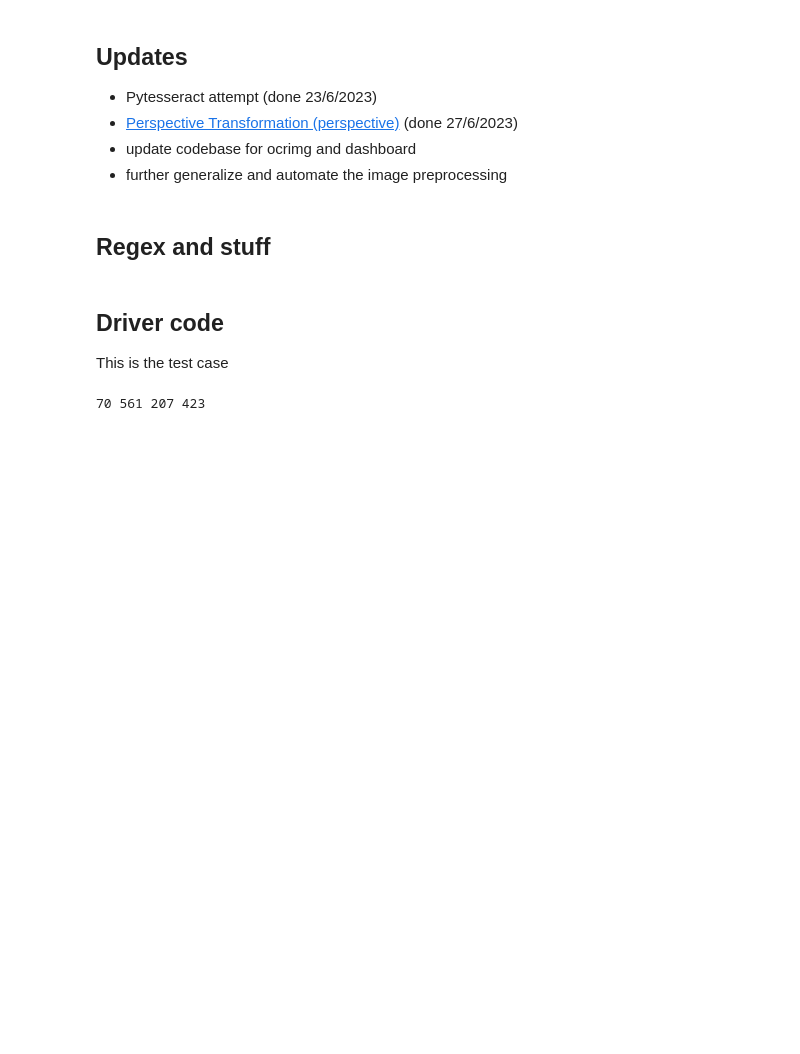
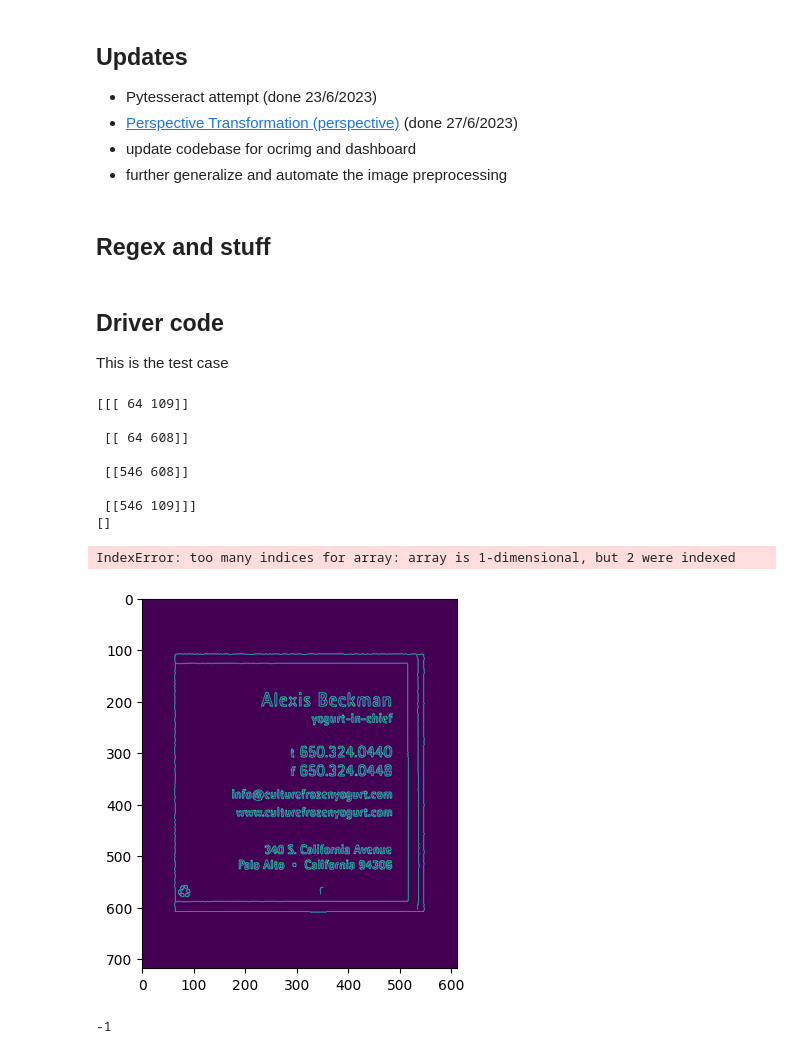
Before and after one commit to polytetralhx/ocr, a Jupyter notebook: test2.ipynb, the cells around one changed output. Saved outputs shown, nothing was run; the diff lists cells and outputs as text; code cells hidden in the pictures; blank space fills up the shorter version.

Commit message:
added new test cases, and padding for images

```diff
--- a/test2.ipynb
+++ b/test2.ipynb
@@ -25,9 +26,21 @@ def gammaCorrection(src, gamma):
 def get_edges(img):
     '''input an image opened by invoking cv2.imread.
         output the same image reduced to its edges.'''
-    ratio = img.shape[0] / 500.0
+    ratio = img.shape[0] / img.shape[1]
     orig = img.copy()
     image = imutils.resize(img, height = 500)
+
+    #top = int(0.05 * image.shape[0]) # shape[0] = rows
+    top = int(0.1 * 1098) # shape[0] = rows
+    bottom = top
+    #left = int(0.05 * image.shape[1]) # shape[1] = cols
+    left = int(0.1 * 648) # shape[1] = cols
+    right = left
+
+    #image = resize_with_pad(img, (1100, 648), (0, 0, 0))
+    image = cv2.copyMakeBorder(image, top, bottom, left, right, cv2.BORDER_CONSTANT, value=(0, 0, 0))
+    cv2.imshow("image with padding", image)
+    cv2.waitKey(0)
 
     # convert the image to grayscale, blur it, and find edges
     # in the image
@@ -36,7 +49,7 @@ def get_edges(img):
     edged = cv2.Canny(gray, 70, 150)
 
     # show the original image and the edge detected image
-    # plt.imshow(edged)
+    plt.imshow(edged)
 
     return edged
 # %%
@@ -59,6 +72,7 @@ def get_all_boxes(edged):
 	return screenCnt
 # %%
 def select_coords(screenCnt):
+    print(screenCnt)
     screenCnt = screenCnt.reshape(len(screenCnt), 2)
     close_pairs = np.array(np.where(~((euclidean_distances(screenCnt, screenCnt) > 50) | (euclidean_distances(screenCnt, screenCnt) == 0)))).T
 
@@ -73,13 +87,15 @@ def select_coords(screenCnt):
         if not a:
             pair_cleaned.append((p1, p2))
 
+    print(pair_cleaned)
+
     remove_points = np.array(pair_cleaned)[:, 1]
 
     mask = np.ones(len(screenCnt), dtype=bool)
     mask[remove_points] = False
     result = screenCnt[mask]
 
-    sorted_points = np.array(sorted(result, key=lambda x: x[0]))
+    #sorted_points = np.array(sorted(result, key=lambda x: x[0]))
     left, right, top, bottom = min(result[:, 0]), max(result[:, 0]), min(result[:, 1]), max(result[:, 1])
     print(left, right, top, bottom)
 
@@ -114,8 +130,8 @@ def transform_image(img):
                             [max_w - 1, 0]])
 
     #plt.imshow(cv2.drawContours(img, [np.array([topleft, topright, bottomright, bottomleft]).reshape((4, 1, 2))], -1, (255,0,0), 2))
-    #cv2.imshow("edged", edged)
-    #cv2.waitKey(0)
+    cv2.imshow("edged", edged)
+    cv2.waitKey(0)
 
     # Compute the perspective transform mat
     transform_mat = cv2.getPerspectiveTransform(input_pts, output_pts)
@@ -186,18 +202,32 @@ def extract_json(img_path, lang):
 
 This is the test case
 # %%
-test_path = "./test/096.jpg_Canon.jpg"
+test_path = "./test/099.jpg_Reference.jpg"
 
 img = cv2.imread(test_path)
 test_img = imutils.resize(img, height = 500)
 new_img = transform_image(test_img)
 
 cv2.imshow("Test case", new_img)
 cv2.waitKey(0)
 cv2.destroyAllWindows()
 pytesseract.image_to_string(new_img)
 
 # testing the json function
 extract_json(test_path, "eng")
 # %% [output]
-70 561 207 423
+[[[ 64 109]]
+
+ [[ 64 608]]
+
+ [[546 608]]
+
+ [[546 109]]]
+[]
+IndexError: too many indices for array: array is 1-dimensional, but 2 were indexed
+[figure, added]
+# %%
+cv2.imshow("normal", img)
+cv2.waitKey(0)
+# %% [output]
+-1
```
Also changed, not shown: parts of 1 cell of this notebook, 4 other files.
